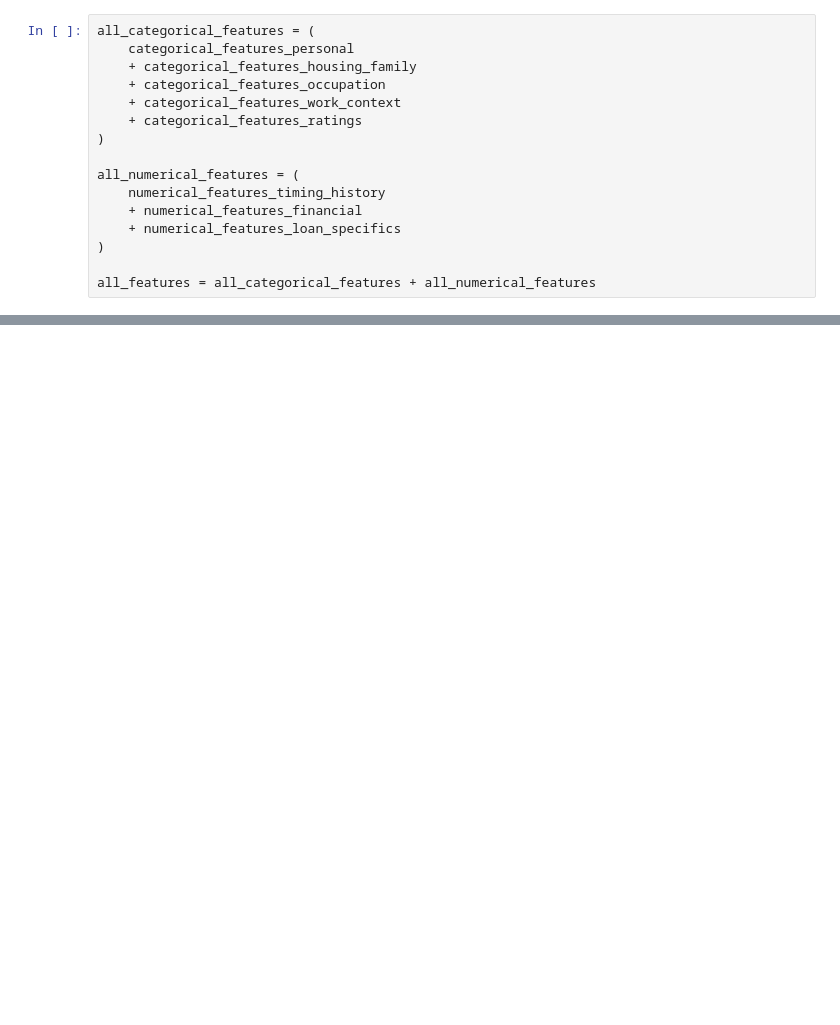
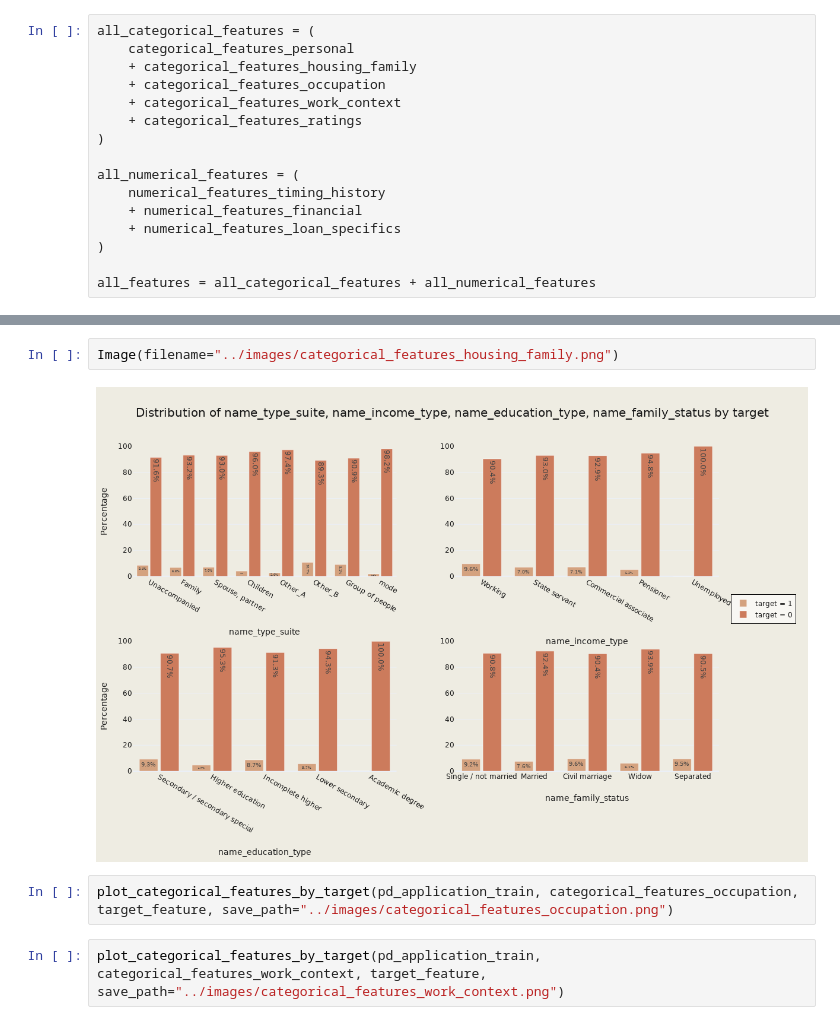
Before and after one commit to vytautas-bunevicius/retail-bank-risk-evaluation, a Jupyter notebook: notebooks/03_exploratory_data_analysis.ipynb, the cells around one changed output, grey strips where cells are left out. Drawn from its saved outputs; the diff is of its cells as text; blank space fills up the shorter version.

```diff
--- a/notebooks/03_exploratory_data_analysis.ipynb
+++ b/notebooks/03_exploratory_data_analysis.ipynb
@@ -222,0 +228,8 @@ plot_categorical_features_by_target(pd_application_train, categorical_features_p
+# %%
+Image(filename="../images/categorical_features_housing_family.png")
+# %% [output]
+[figure, added]
+# %%
+plot_categorical_features_by_target(pd_application_train, categorical_features_occupation, target_feature, save_path="../images/categorical_features_occupation.png")
+# %%
+plot_categorical_features_by_target(pd_application_train, categorical_features_work_context, target_feature, save_path="../images/categorical_features_work_context.png")
```
Also changed, not shown: parts of 11 cells of this notebook, 12 other files.
